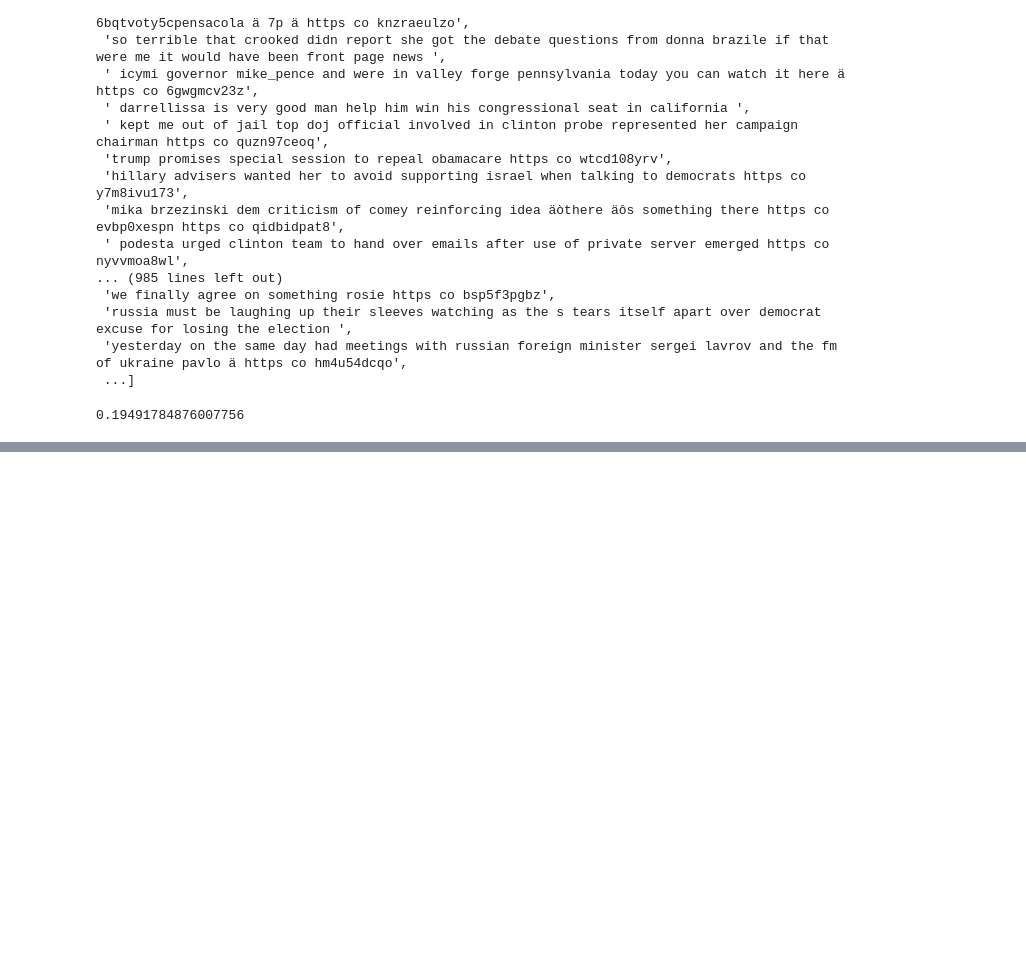
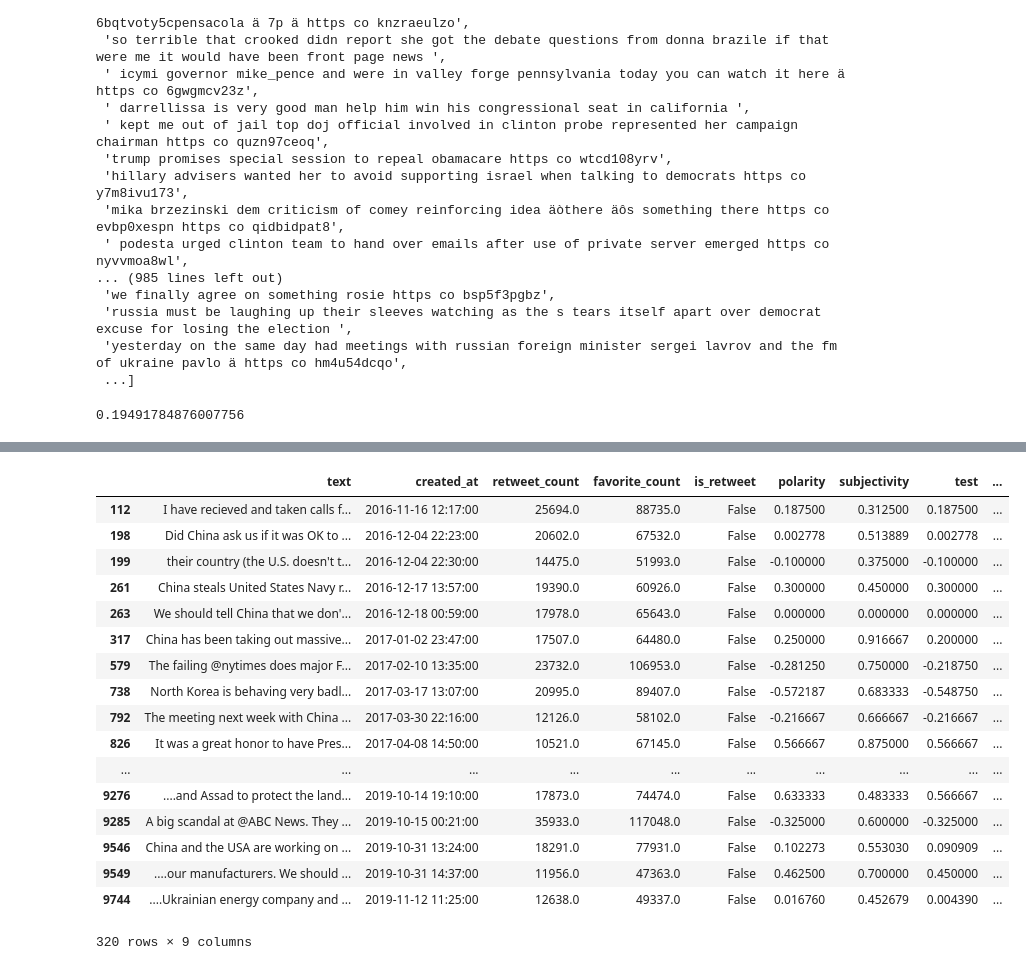
Before and after one commit to blue46jhl/CS109A-Final-Project, a Jupyter notebook: SentimentAnalysis.ipynb, the cells around one changed output, grey strips where cells are left out. Saved outputs shown, nothing was run; the diff lists cells and outputs as text; code cells hidden in the pictures; blank space fills up the shorter version.

```diff
--- a/SentimentAnalysis.ipynb
+++ b/SentimentAnalysis.ipynb
@@ -125,0 +167,30 @@ Text(0.5, 1.0, 'Log-transformed of Favorite Count')
+# %%
+succ = []
+for i in range(len(tweets)):
+    phrase = tweets['text'].values[i].lower()
+    word = 'china'
+    if word in phrase:
+        succ.append(1)
+    else:
+        succ.append(0)
+tweets['china'] = succ
+tweets[tweets['china']==1]
+# %% [output]
+|  | text | created_at | retweet_count | favorite_count | is_retweet | polarity | subjectivity | test | ... |
+| 112 | I have recieved and taken calls f... | 2016-11-16 12:17:00 | 25694.0 | 88735.0 | False | 0.187500 | 0.312500 | 0.187500 | ... |
+| 198 | Did China ask us if it was OK to ... | 2016-12-04 22:23:00 | 20602.0 | 67532.0 | False | 0.002778 | 0.513889 | 0.002778 | ... |
+| 199 | their country (the U.S. doesn't t... | 2016-12-04 22:30:00 | 14475.0 | 51993.0 | False | -0.100000 | 0.375000 | -0.100000 | ... |
+| 261 | China steals United States Navy r... | 2016-12-17 13:57:00 | 19390.0 | 60926.0 | False | 0.300000 | 0.450000 | 0.300000 | ... |
+| 263 | We should tell China that we don'... | 2016-12-18 00:59:00 | 17978.0 | 65643.0 | False | 0.000000 | 0.000000 | 0.000000 | ... |
+| 317 | China has been taking out massive... | 2017-01-02 23:47:00 | 17507.0 | 64480.0 | False | 0.250000 | 0.916667 | 0.200000 | ... |
+| 579 | The failing @nytimes does major F... | 2017-02-10 13:35:00 | 23732.0 | 106953.0 | False | -0.281250 | 0.750000 | -0.218750 | ... |
+| 738 | North Korea is behaving very badl... | 2017-03-17 13:07:00 | 20995.0 | 89407.0 | False | -0.572187 | 0.683333 | -0.548750 | ... |
+| 792 | The meeting next week with China ... | 2017-03-30 22:16:00 | 12126.0 | 58102.0 | False | -0.216667 | 0.666667 | -0.216667 | ... |
+| 826 | It was a great honor to have Pres... | 2017-04-08 14:50:00 | 10521.0 | 67145.0 | False | 0.566667 | 0.875000 | 0.566667 | ... |
+| ... | ... | ... | ... | ... | ... | ... | ... | ... | ... |
+| 9276 | ....and Assad to protect the land... | 2019-10-14 19:10:00 | 17873.0 | 74474.0 | False | 0.633333 | 0.483333 | 0.566667 | ... |
+| 9285 | A big scandal at @ABC News. They ... | 2019-10-15 00:21:00 | 35933.0 | 117048.0 | False | -0.325000 | 0.600000 | -0.325000 | ... |
+| 9546 | China and the USA are working on ... | 2019-10-31 13:24:00 | 18291.0 | 77931.0 | False | 0.102273 | 0.553030 | 0.090909 | ... |
+| 9549 | ....our manufacturers. We should ... | 2019-10-31 14:37:00 | 11956.0 | 47363.0 | False | 0.462500 | 0.700000 | 0.450000 | ... |
+| 9744 | ....Ukrainian energy company and ... | 2019-11-12 11:25:00 | 12638.0 | 49337.0 | False | 0.016760 | 0.452679 | 0.004390 | ... |
+320 rows × 9 columns
```
Also changed, not shown: parts of 8 cells of this notebook.
